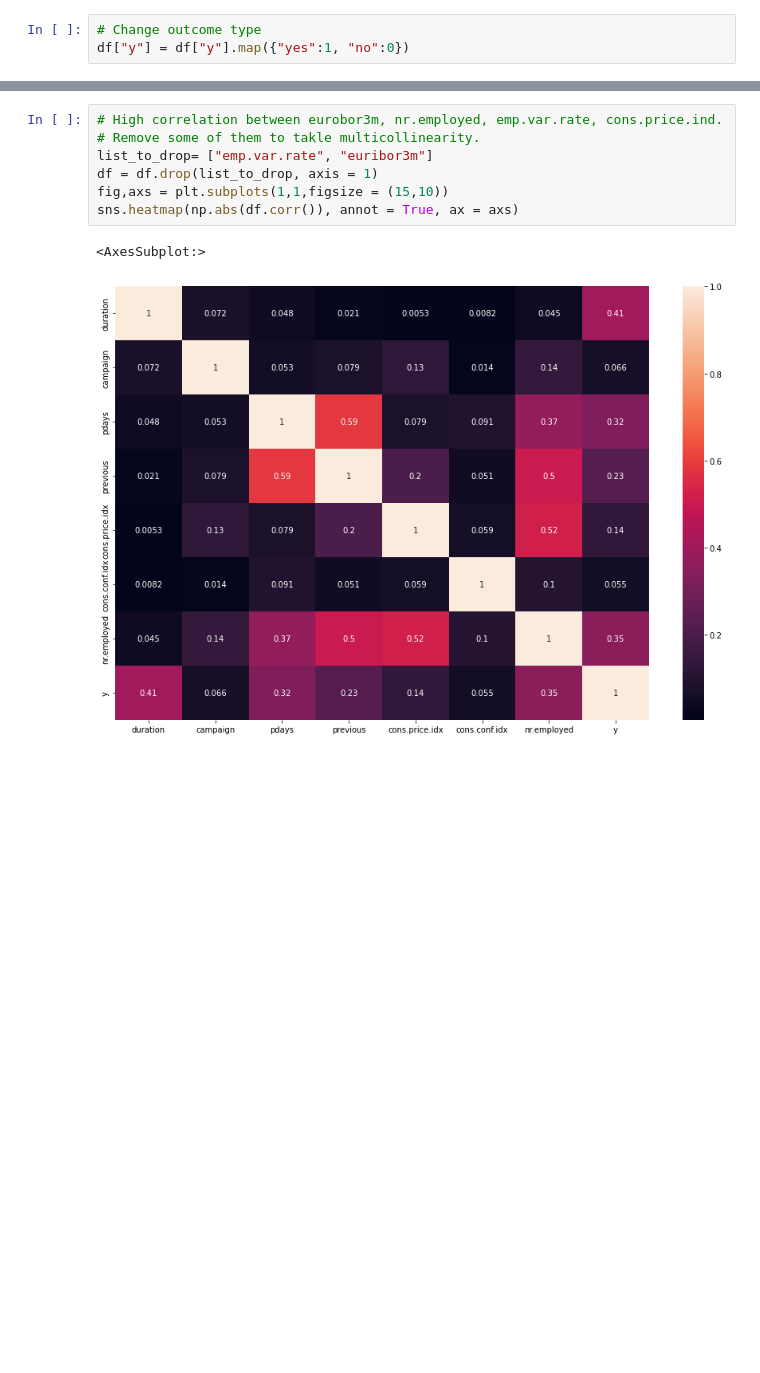
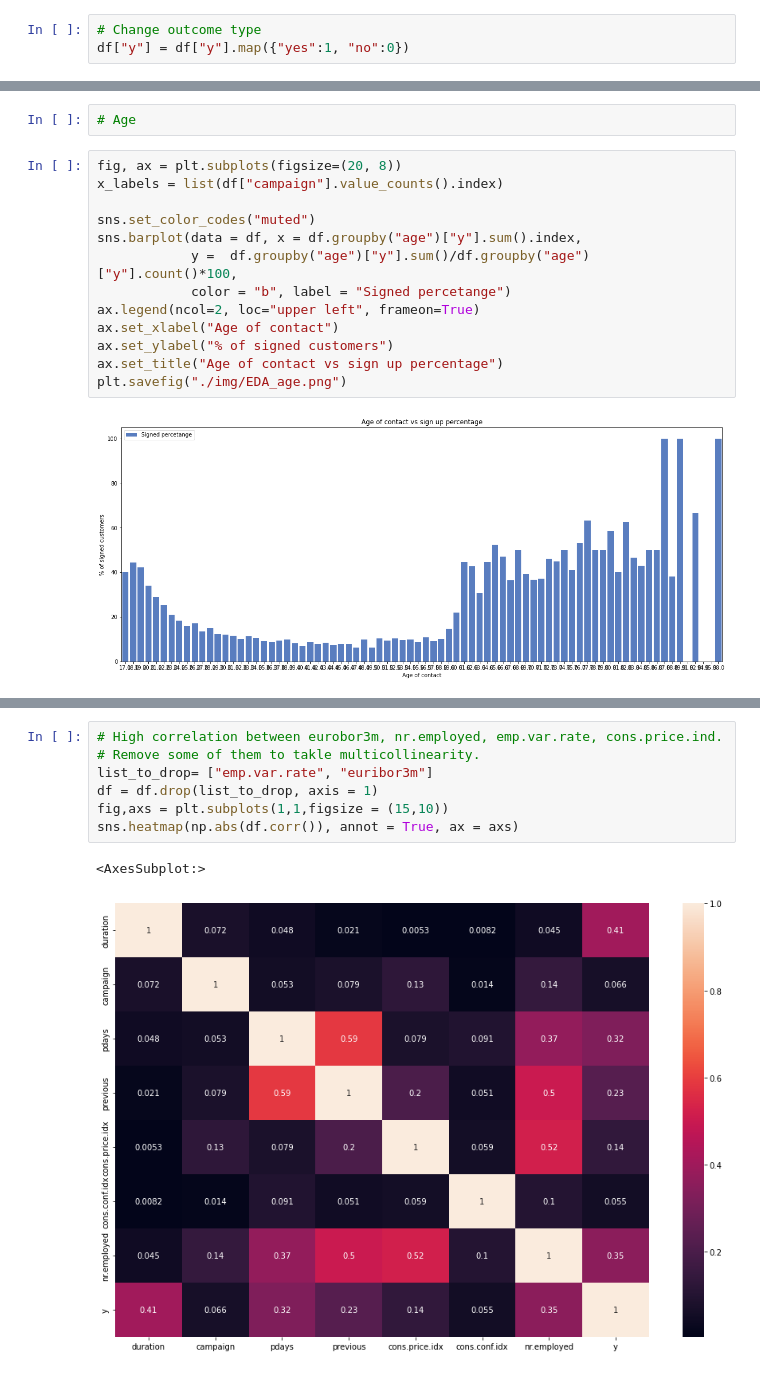
Before and after one commit to 314ka4y/Customer_churn, a Jupyter notebook: Customer_sign.ipynb, the cells around one changed output, grey strips where cells are left out. Drawn from its saved outputs; the diff is of its cells as text; blank space fills up the shorter version.

```diff
--- a/Customer_sign.ipynb
+++ b/Customer_sign.ipynb
@@ -382,0 +380,17 @@ The number of missing values - 0
+# %%
+# Age
+# %%
+fig, ax = plt.subplots(figsize=(20, 8))
+x_labels = list(df["campaign"].value_counts().index)
+
+sns.set_color_codes("muted")
+sns.barplot(data = df, x = df.groupby("age")["y"].sum().index,
+            y =  df.groupby("age")["y"].sum()/df.groupby("age")["y"].count()*100,
+            color = "b", label = "Signed percetange")
+ax.legend(ncol=2, loc="upper left", frameon=True)
+ax.set_xlabel("Age of contact")
+ax.set_ylabel("% of signed customers")
+ax.set_title("Age of contact vs sign up percentage")
+plt.savefig("./img/EDA_age.png")
+# %% [output]
+[figure, added]
```
Also changed, not shown: parts of 175 cells of this notebook, 2 other files.
